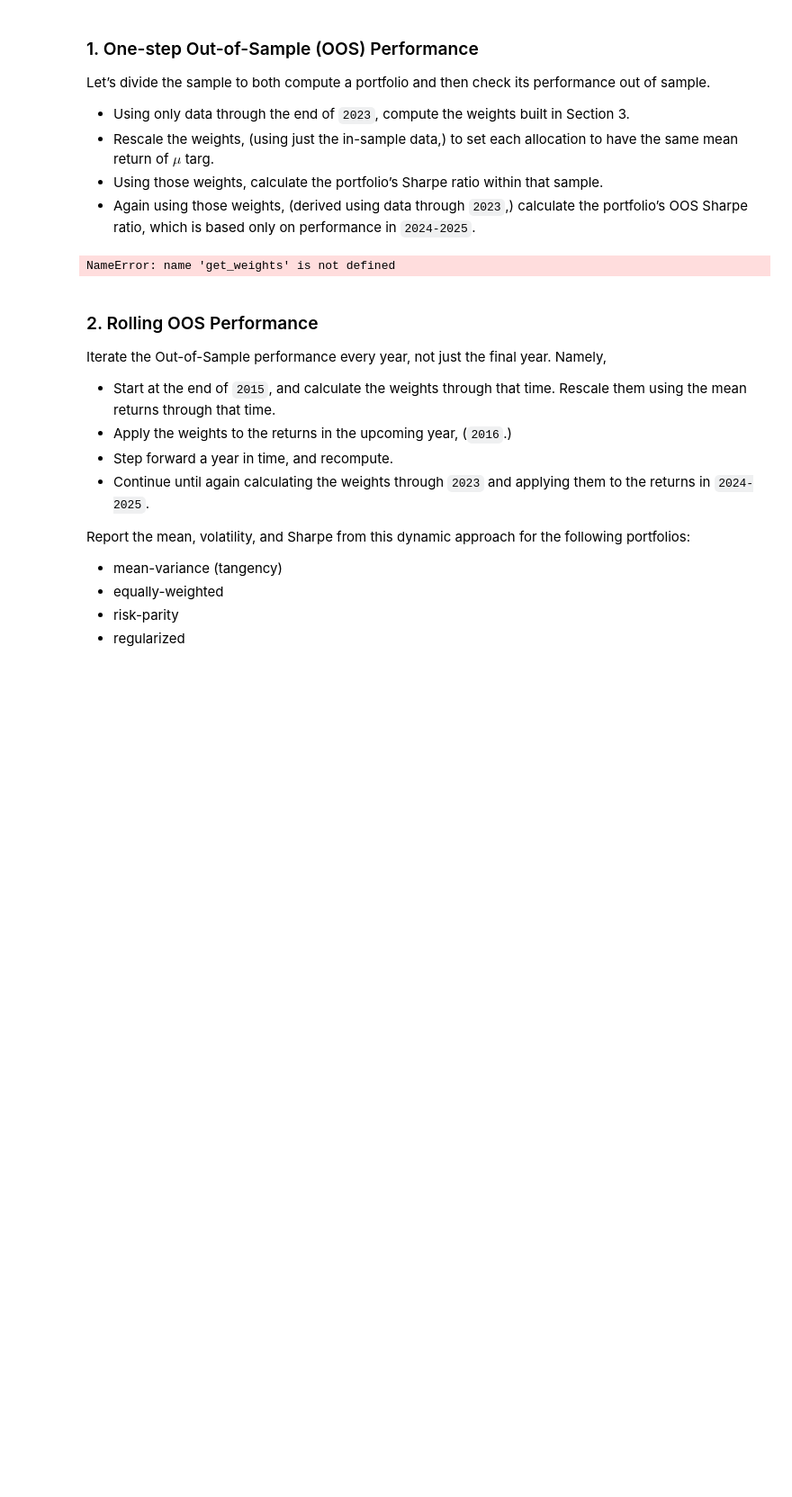
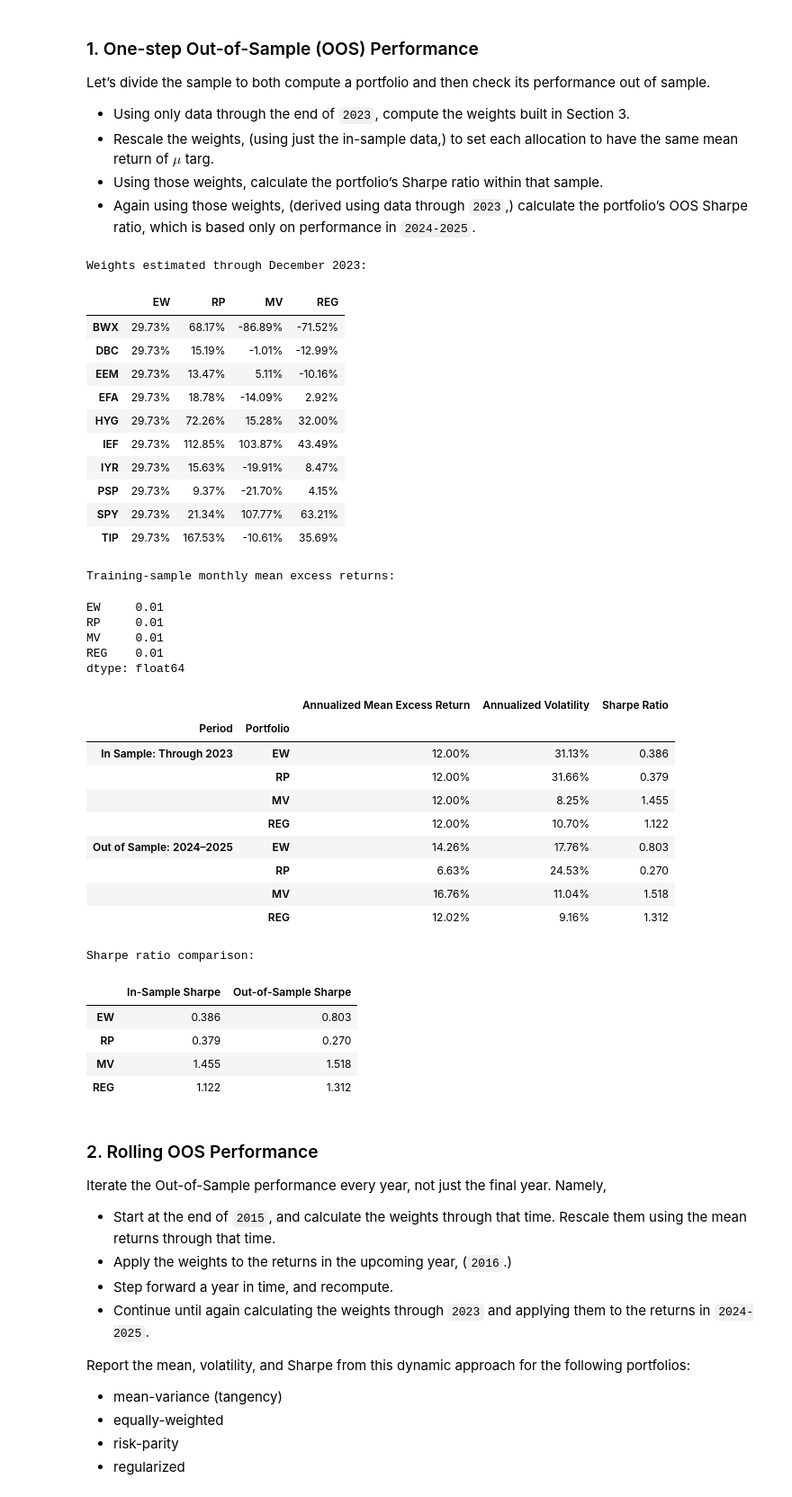
Before and after one commit to ltemry/FINM36700_GroupA, a Jupyter notebook: Harvard's%20Endowment.ipynb, the cells around one changed output. Shown at 90% size. Saved outputs shown, nothing was run; the diff lists cells and outputs as text; code cells hidden in the pictures; blank space fills up the shorter version.

```diff
--- a/Harvard's%20Endowment.ipynb
+++ b/Harvard's%20Endowment.ipynb
@@ -516,4 +602,31 @@ Let’s divide the sample to both compute a portfolio and then check its perform
 # %%
+def performance(returns):
+    annual_mean = returns.mean() * 12
+    annual_vol = returns.std() * np.sqrt(12)
+
+    return pd.DataFrame({
+        'Annualized Mean Excess Return': annual_mean,
+        'Annualized Volatility': annual_vol,
+        'Sharpe Ratio': annual_mean / annual_vol
+    })
+
+
+def show_performance(table):
+    formatted = table.copy()
+
+    for column in [
+        'Annualized Mean Excess Return',
+        'Annualized Volatility'
+    ]:
+        formatted[column] = formatted[column].map('{:.2%}'.format)
+
+    formatted['Sharpe Ratio'] = (
+        formatted['Sharpe Ratio'].map('{:.3f}'.format)
+    )
+
+    display(formatted)
+
+
 # Split the data.
 train = Rets.loc[:'2023-12-31']
 test = Rets.loc['2024-01-01':'2025-12-31']
@@ -530,44 +643,75 @@ weights_2023 = get_weights(train)
 print("Weights estimated through December 2023:")
 display(
     weights_2023.apply(
-        lambda col: col.map(lambda x: f'{x:.2%}')
+        lambda col: col.map('{:.2%}'.format)
     )
 )
 
 # Verify the training-sample monthly mean is 1%.
 print("Training-sample monthly mean excess returns:")
 display((weights_2023.T @ train.mean()).round(6))
 
 # Apply identical weights to both periods.
 in_sample_returns = train @ weights_2023
 out_sample_returns = test @ weights_2023
 
 # Report annualized performance.
+in_sample_stats = performance(in_sample_returns)
+out_sample_stats = performance(out_sample_returns)
+
 step1_results = pd.concat(
     {
-        'In Sample: Through 2023': performance(in_sample_returns),
-        'Out of Sample: 2024–2025': performance(out_sample_returns)
+        'In Sample: Through 2023': in_sample_stats,
+        'Out of Sample: 2024–2025': out_sample_stats
     },
     names=['Period', 'Portfolio']
 )
 
 show_performance(step1_results)
 
 # Direct comparison of Sharpe ratios.
 step1_sharpes = pd.DataFrame({
-    'In-Sample Sharpe': performance(
-        in_sample_returns
-    )['Sharpe Ratio'],
-
-    'Out-of-Sample Sharpe': performance(
-        out_sample_returns
-    )['Sharpe Ratio']
+    'In-Sample Sharpe': in_sample_stats['Sharpe Ratio'],
+    'Out-of-Sample Sharpe': out_sample_stats['Sharpe Ratio']
 })
 
 print("Sharpe ratio comparison:")
 display(step1_sharpes.round(3))
 # %% [output]
-NameError: name 'get_weights' is not defined
+Weights estimated through December 2023:
+|  | EW | RP | MV | REG |
+| BWX | 29.73% | 68.17% | -86.89% | -71.52% |
+| DBC | 29.73% | 15.19% | -1.01% | -12.99% |
+| EEM | 29.73% | 13.47% | 5.11% | -10.16% |
+| EFA | 29.73% | 18.78% | -14.09% | 2.92% |
+| HYG | 29.73% | 72.26% | 15.28% | 32.00% |
+| IEF | 29.73% | 112.85% | 103.87% | 43.49% |
+| IYR | 29.73% | 15.63% | -19.91% | 8.47% |
+| PSP | 29.73% | 9.37% | -21.70% | 4.15% |
+| SPY | 29.73% | 21.34% | 107.77% | 63.21% |
+| TIP | 29.73% | 167.53% | -10.61% | 35.69% |
+Training-sample monthly mean excess returns:
+EW     0.01
+RP     0.01
+MV     0.01
+REG    0.01
+dtype: float64
+|  |  | Annualized Mean Excess Return | Annualized Volatility | Sharpe Ratio |
+| Period | Portfolio |  |  |  |
+| In Sample: Through 2023 | EW | 12.00% | 31.13% | 0.386 |
+|  | RP | 12.00% | 31.66% | 0.379 |
+|  | MV | 12.00% | 8.25% | 1.455 |
+|  | REG | 12.00% | 10.70% | 1.122 |
+| Out of Sample: 2024–2025 | EW | 14.26% | 17.76% | 0.803 |
+|  | RP | 6.63% | 24.53% | 0.270 |
+|  | MV | 16.76% | 11.04% | 1.518 |
+|  | REG | 12.02% | 9.16% | 1.312 |
+Sharpe ratio comparison:
+|  | In-Sample Sharpe | Out-of-Sample Sharpe |
+| EW | 0.386 | 0.803 |
+| RP | 0.379 | 0.270 |
+| MV | 1.455 | 1.518 |
+| REG | 1.122 | 1.312 |
 # %% [markdown]
 ### 2. Rolling OOS Performance
 
```
Also changed, not shown: parts of 4 cells of this notebook.
